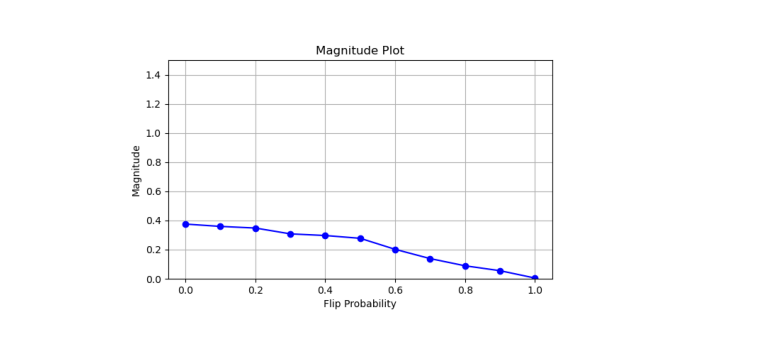
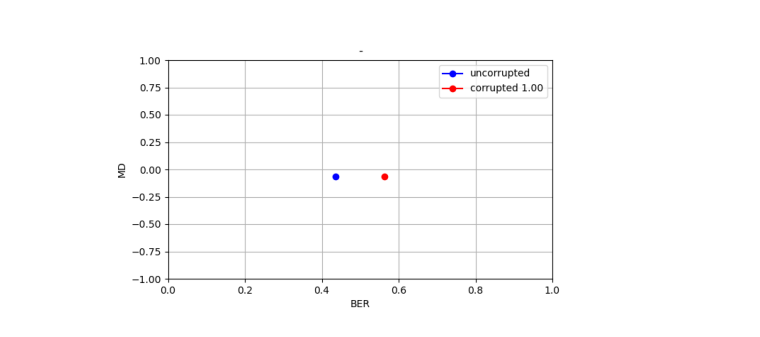
Before and after one commit to ThinkyP/fairness_triangle, a Jupyter notebook: Animate_IMG.ipynb, the cells around one changed output. Drawn from its saved outputs; the diff is of its cells as text; code cells hidden in the pictures.

```diff
--- a/Animate_IMG.ipynb
+++ b/Animate_IMG.ipynb
@@ -1,29 +1,29 @@
 # %%
 import matplotlib.pyplot as plt
 import matplotlib.animation as animation
 import glob
 
 # Load images
 lmd=1.0600
-#image_files = sorted(glob.glob(f"/home/ptr@itd.local/code/fairness_triangle/img/E1_Label_Noise_for_Single_Points/Flipping_Probability_Effect_on_Corruption_lmd_{lmd}*.png"))  # Adjust path
-image_files = sorted(glob.glob(f"/home/ptr@itd.local/code/fairness_triangle/img//E1_Label_Noise_for_Single_Points_Magnitude/Lambda_Effect_on_Corruption_lmd_1.0*.png"))  # Adjust path
+image_files = sorted(glob.glob(f"/home/ptr@itd.local/code/fairness_triangle/img/E1_Label_Noise_for_Single_Points/Flipping_Probability_Effect_on_Corruption_lmd_{lmd}*.png"))  # Adjust path
+#image_files = sorted(glob.glob(f"/home/ptr@itd.local/code/fairness_triangle/img//E1_Label_Noise_for_Single_Points_Magnitude/Lambda_Effect_on_Corruption_lmd_1.0*.png"))  # Adjust path
 # Create figure
 fig, ax = plt.subplots()
 ax.axis("off")  # Hide axis
 img = plt.imshow(plt.imread(image_files[0]))  # Load first image
 
 # Update function
 def update(frame):
     img.set_array(plt.imread(image_files[frame]))
     return img,
 
 # Create animation
 ani = animation.FuncAnimation(fig, update, frames=len(image_files), interval=500, blit=True)
 
 # Save as GIF (or use plt.show() to view it live)
-#ani.save(f"img/gifs/Flipping_prob_Effect_Corruption_lmd_{lmd}.gif", writer=animation.PillowWriter(fps=3))
-ani.save(f"img/gifs/Lamda_Effect_on_Corruption_.gif", writer=animation.PillowWriter(fps=2))
+ani.save(f"img/gifs/Flipping_prob_Effect_Corruption_lmd_{lmd}.gif", writer=animation.PillowWriter(fps=3))
+#ani.save(f"img/gifs/Lamda_Effect_on_Corruption.gif", writer=animation.PillowWriter(fps=2))
 
 plt.show()
 # %% [output]
-[figure, old version]
+[figure, new version]
```
Also changed, not shown: 4 other files.
